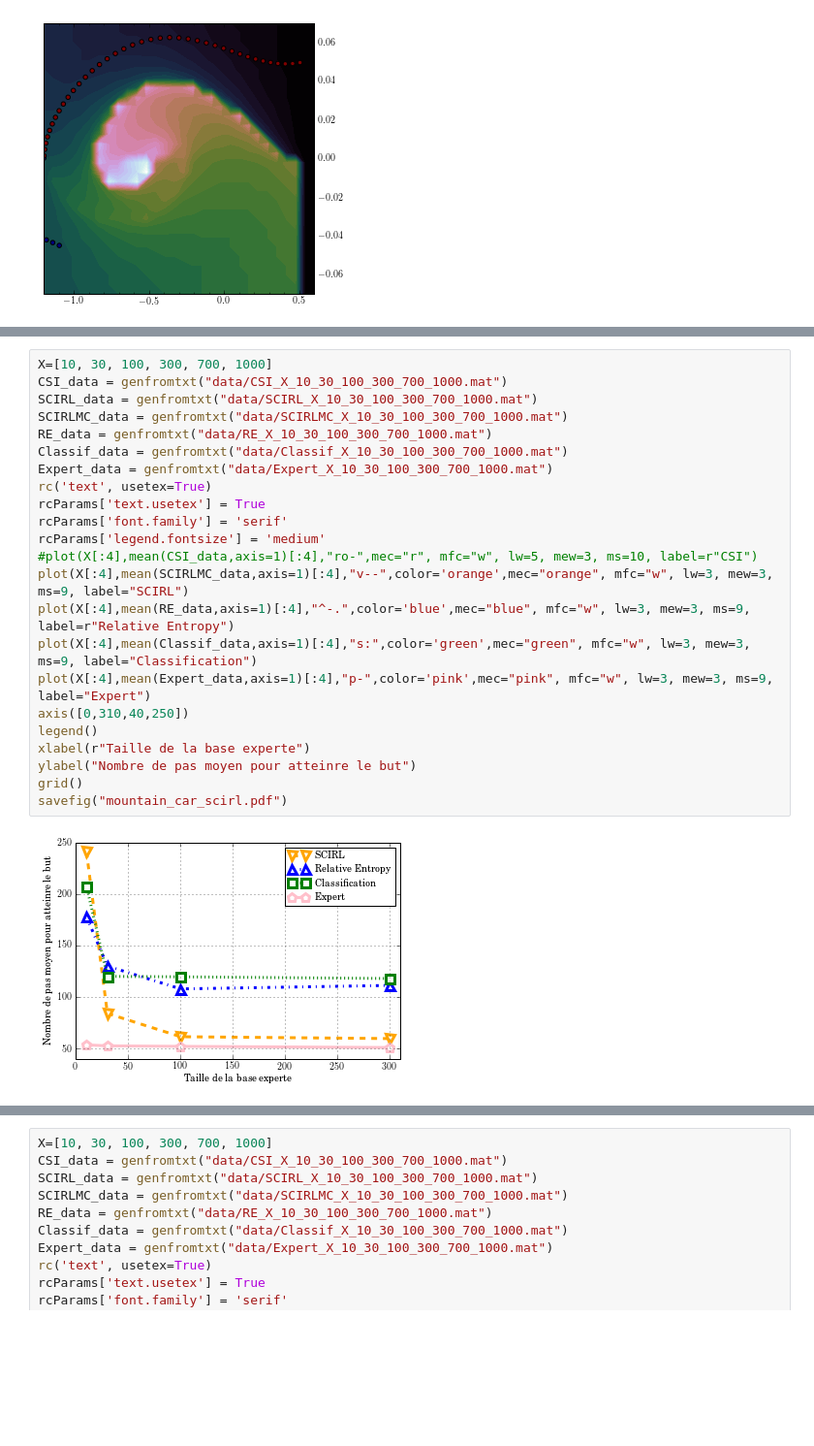
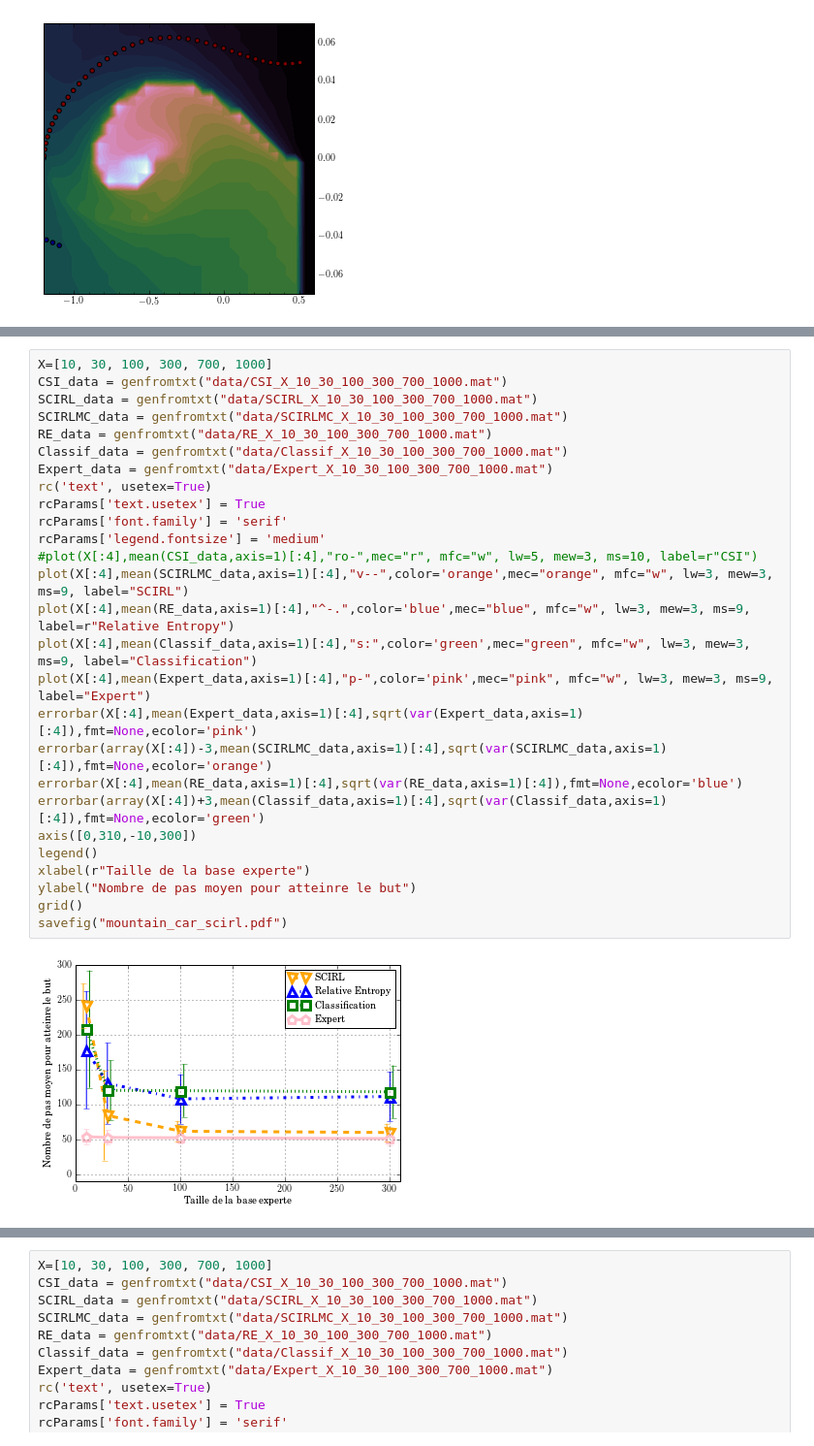
Before and after one commit to edouardklein/RL-and-IRL, a Jupyter notebook: Plot19.ipynb, the cells around one changed output, grey strips where cells are left out. Shown at 97% size. Cells and saved outputs as stored; diff of their text form; blank space fills up the shorter version.

```diff
--- a/Plot19.ipynb
+++ b/Plot19.ipynb
@@ -411,25 +453,29 @@ savefig("Mountain_car_Expert_traj_example.pdf")
 # %%
 X=[10, 30, 100, 300, 700, 1000]
 CSI_data = genfromtxt("data/CSI_X_10_30_100_300_700_1000.mat")
 SCIRL_data = genfromtxt("data/SCIRL_X_10_30_100_300_700_1000.mat")
 SCIRLMC_data = genfromtxt("data/SCIRLMC_X_10_30_100_300_700_1000.mat")
 RE_data = genfromtxt("data/RE_X_10_30_100_300_700_1000.mat")
 Classif_data = genfromtxt("data/Classif_X_10_30_100_300_700_1000.mat")
 Expert_data = genfromtxt("data/Expert_X_10_30_100_300_700_1000.mat")
 rc('text', usetex=True)
 rcParams['text.usetex'] = True
 rcParams['font.family'] = 'serif'
 rcParams['legend.fontsize'] = 'medium'
 #plot(X[:4],mean(CSI_data,axis=1)[:4],"ro-",mec="r", mfc="w", lw=5, mew=3, ms=10, label=r"CSI")
 plot(X[:4],mean(SCIRLMC_data,axis=1)[:4],"v--",color='orange',mec="orange", mfc="w", lw=3, mew=3, ms=9, label="SCIRL")
 plot(X[:4],mean(RE_data,axis=1)[:4],"^-.",color='blue',mec="blue", mfc="w", lw=3, mew=3, ms=9, label=r"Relative Entropy")
 plot(X[:4],mean(Classif_data,axis=1)[:4],"s:",color='green',mec="green", mfc="w", lw=3, mew=3, ms=9, label="Classification")
 plot(X[:4],mean(Expert_data,axis=1)[:4],"p-",color='pink',mec="pink", mfc="w", lw=3, mew=3, ms=9, label="Expert")
-axis([0,310,40,250])
+errorbar(X[:4],mean(Expert_data,axis=1)[:4],sqrt(var(Expert_data,axis=1)[:4]),fmt=None,ecolor='pink')
+errorbar(array(X[:4])-3,mean(SCIRLMC_data,axis=1)[:4],sqrt(var(SCIRLMC_data,axis=1)[:4]),fmt=None,ecolor='orange')
+errorbar(X[:4],mean(RE_data,axis=1)[:4],sqrt(var(RE_data,axis=1)[:4]),fmt=None,ecolor='blue')
+errorbar(array(X[:4])+3,mean(Classif_data,axis=1)[:4],sqrt(var(Classif_data,axis=1)[:4]),fmt=None,ecolor='green')
+axis([0,310,-10,300])
 legend()
 xlabel(r"Taille de la base experte")
 ylabel("Nombre de pas moyen pour atteinre le but")
 grid()
 savefig("mountain_car_scirl.pdf")
 # %% [output]
-[figure, old version]
+[figure, new version]
```
Also changed, not shown: parts of 3 cells of this notebook, 4 other files.
